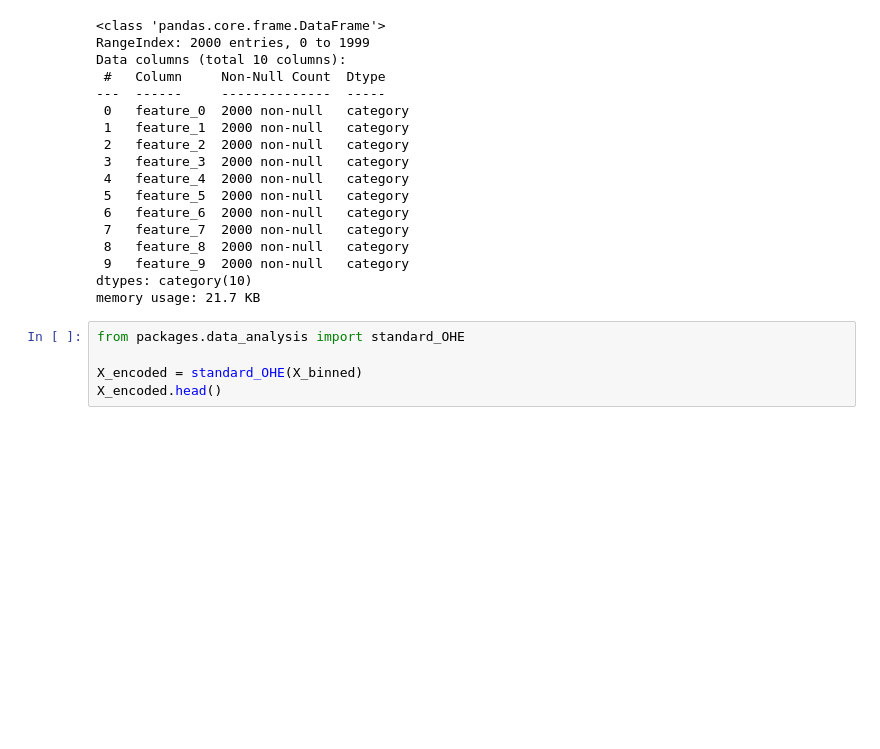
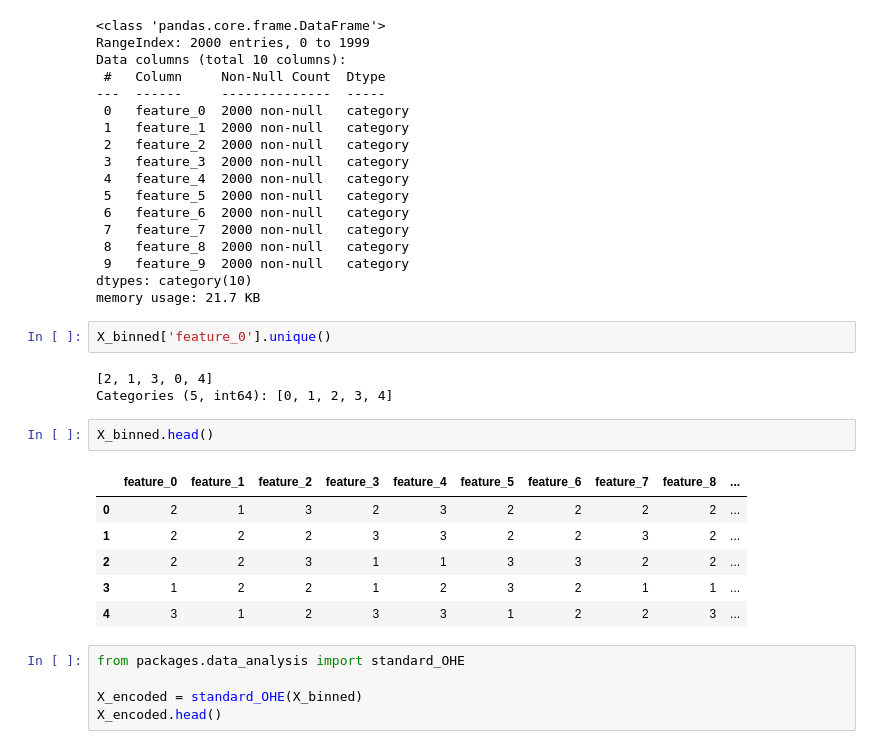
Before and after one commit to vincenzorrei/EDU-FeatureSelection, a Jupyter notebook: main.ipynb, the cells around one changed output. Saved outputs shown, nothing was run; the diff lists cells and outputs as text; blank space fills up the shorter version.

```diff
--- a/main.ipynb
+++ b/main.ipynb
@@ -398,6 +398,20 @@ Data columns (total 10 columns):
  9   feature_9  2000 non-null   category
 dtypes: category(10)
 memory usage: 21.7 KB
+# %%
+X_binned['feature_0'].unique()
+# %% [output]
+[2, 1, 3, 0, 4]
+Categories (5, int64): [0, 1, 2, 3, 4]
+# %%
+X_binned.head()
+# %% [output]
+|  | feature_0 | feature_1 | feature_2 | feature_3 | feature_4 | feature_5 | feature_6 | feature_7 | feature_8 | ... |
+| 0 | 2 | 1 | 3 | 2 | 3 | 2 | 2 | 2 | 2 | ... |
+| 1 | 2 | 2 | 2 | 3 | 3 | 2 | 2 | 3 | 2 | ... |
+| 2 | 2 | 2 | 3 | 1 | 1 | 3 | 3 | 2 | 2 | ... |
+| 3 | 1 | 2 | 2 | 1 | 2 | 3 | 2 | 1 | 1 | ... |
+| 4 | 3 | 1 | 2 | 3 | 3 | 1 | 2 | 2 | 3 | ... |
 # %%
 from packages.data_analysis import standard_OHE
 
```
